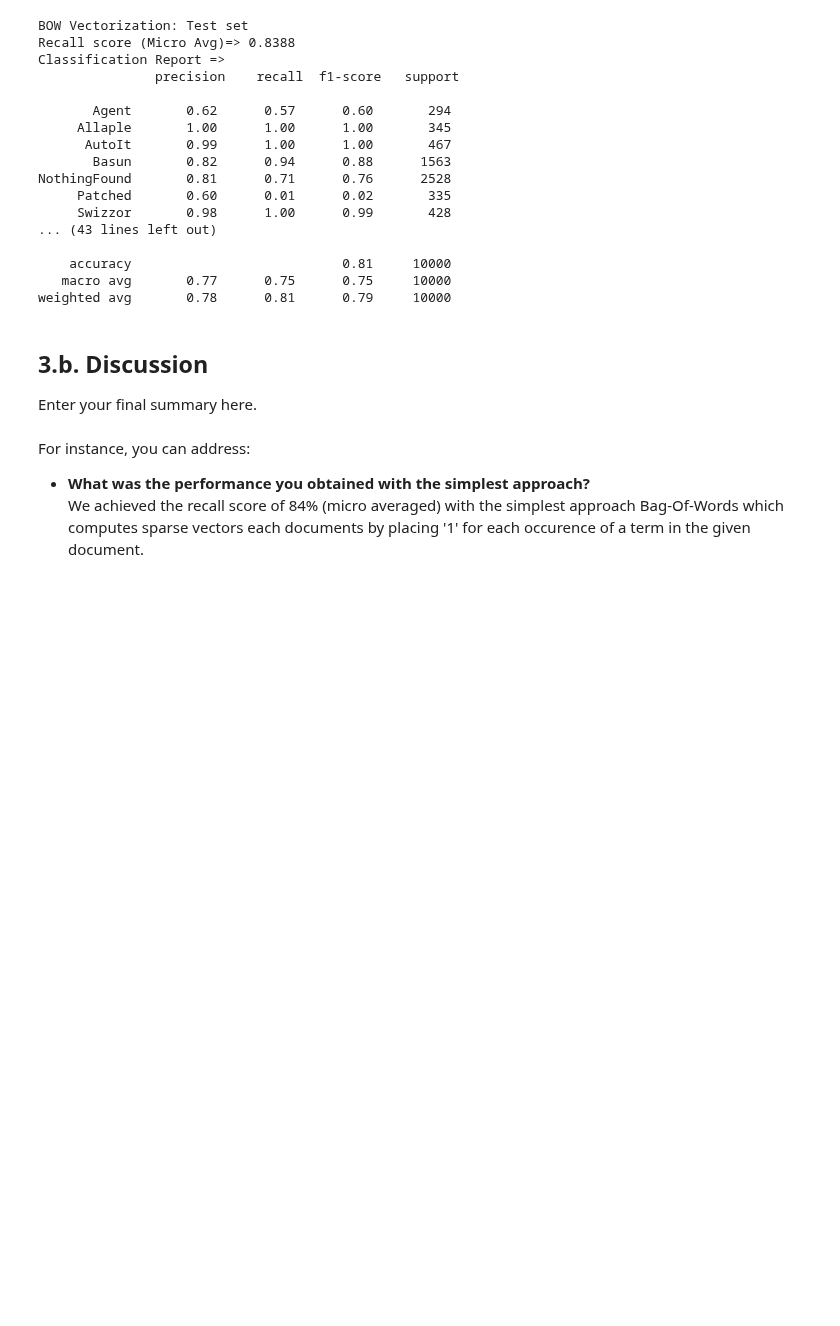
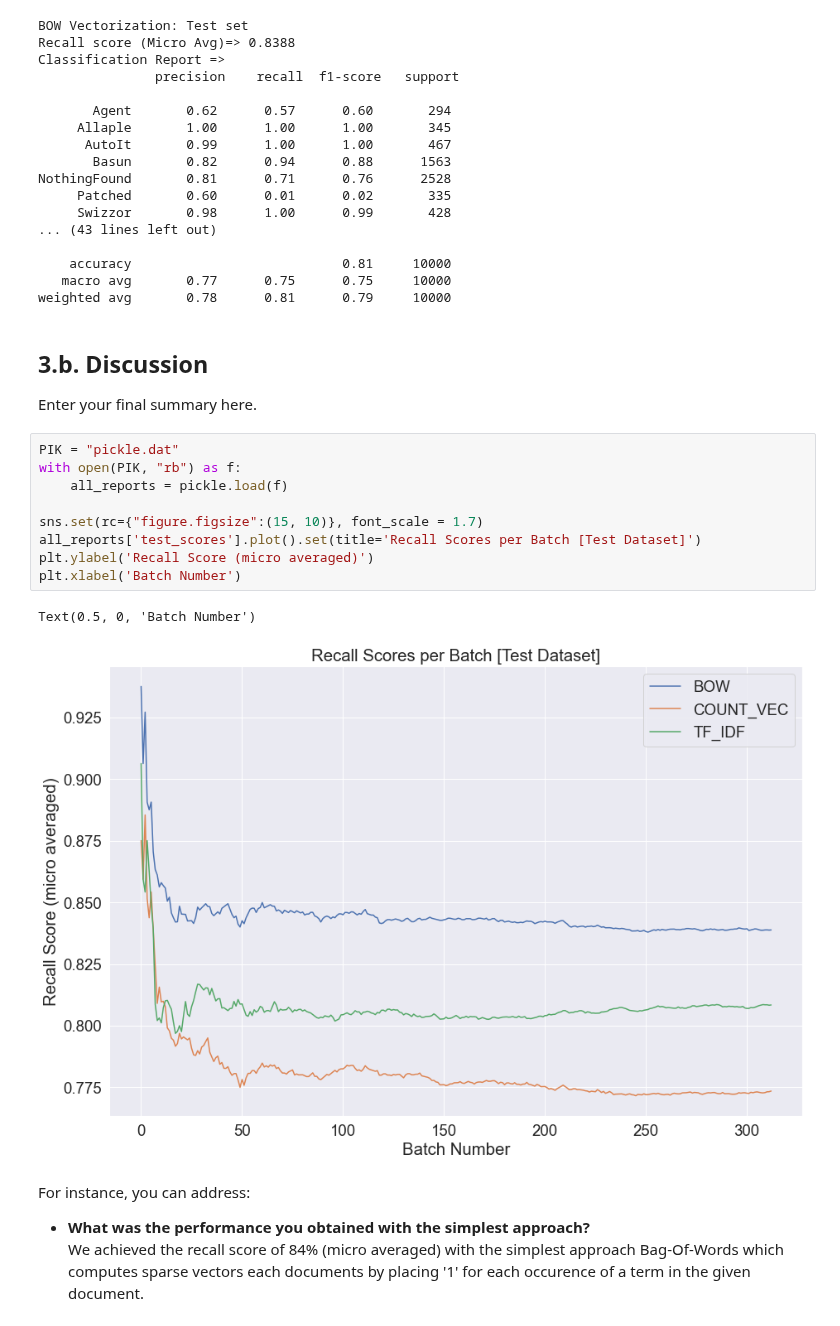
Before and after one commit to shahrukhx01/adversarial-ml-101, a Jupyter notebook: assignment3/shahrukh/assignment3_7012666_7004431_2575549.ipynb, the cells around one changed output. Cells and saved outputs as stored; diff of their text form; blank space fills up the shorter version.

```diff
--- a/assignment3/shahrukh/assignment3_7012666_7004431_2575549.ipynb
+++ b/assignment3/shahrukh/assignment3_7012666_7004431_2575549.ipynb
@@ -1134,6 +1134,18 @@ weighted avg       0.78      0.81      0.79     10000
 ## 3.b. Discussion
 
 Enter your final summary here.
+# %%
+PIK = "pickle.dat"
+with open(PIK, "rb") as f:
+    all_reports = pickle.load(f)
+
+sns.set(rc={"figure.figsize":(15, 10)}, font_scale = 1.7)
+all_reports['test_scores'].plot().set(title='Recall Scores per Batch [Test Dataset]')
+plt.ylabel('Recall Score (micro averaged)')
+plt.xlabel('Batch Number')
+# %% [output]
+Text(0.5, 0, 'Batch Number')
+[figure, added]
 # %% [markdown]
 For instance, you can address:
 - **What was the performance you obtained with the simplest approach?** <br/>
```
Also changed, not shown: parts of 6 cells of this notebook, 1 other file.
